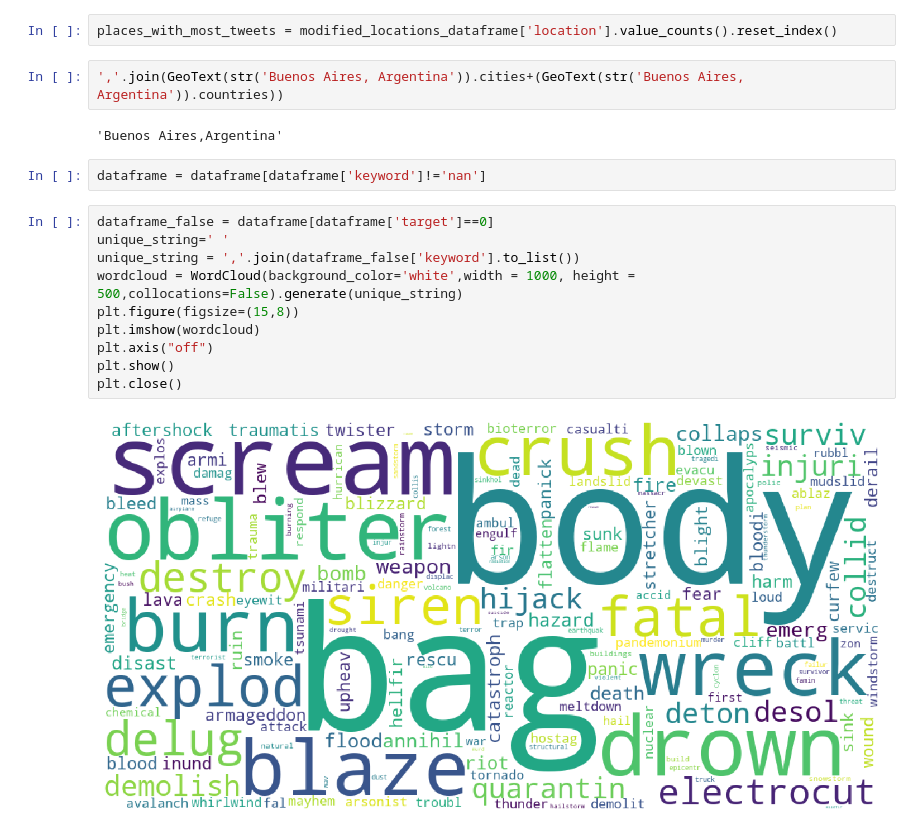
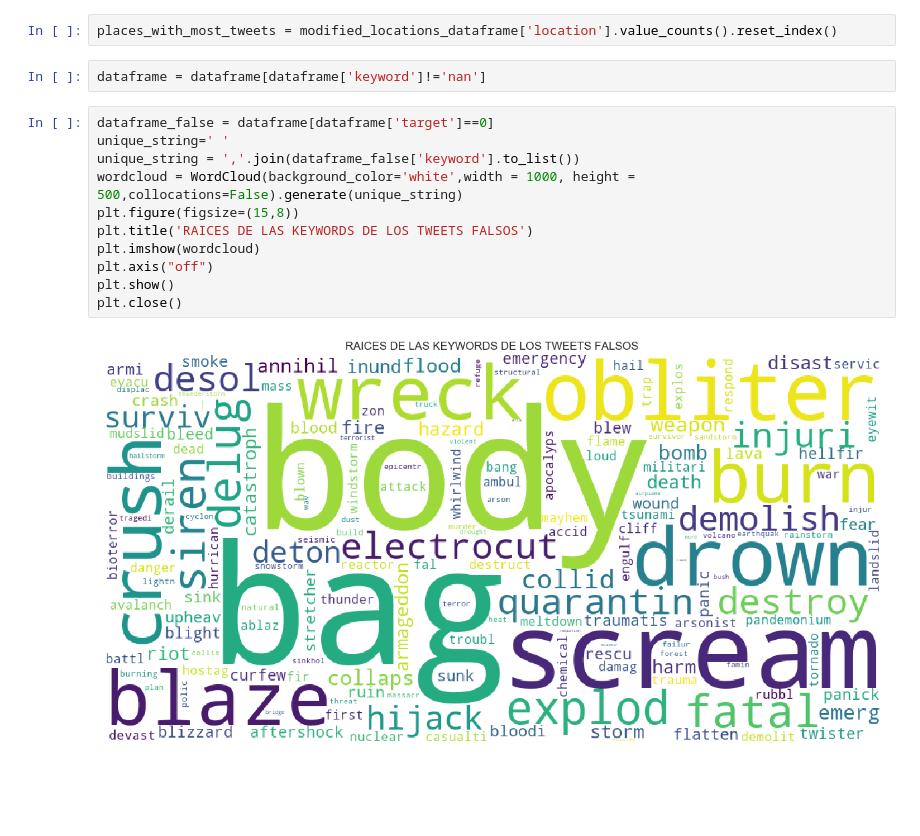
Before and after one commit to Filyank/Datavid-20, a Jupyter notebook: TP1-1c2020/TP1-fily.ipynb, the cells around one changed output. Cells and saved outputs as stored; diff of their text form; blank space fills up the shorter version.

```diff
--- a/TP1-1c2020/TP1-fily.ipynb
+++ b/TP1-1c2020/TP1-fily.ipynb
@@ -66,23 +77,20 @@ modified_locations_dataframe['location']=modified_locations_dataframe['location'
 # %%
 places_with_most_tweets = modified_locations_dataframe['location'].value_counts().reset_index()
-# %%
-','.join(GeoText(str('Buenos Aires, Argentina')).cities+(GeoText(str('Buenos Aires, Argentina')).countries))
-# %% [output]
-'Buenos Aires,Argentina'
 # %%
 dataframe = dataframe[dataframe['keyword']!='nan']
 # %%
 dataframe_false = dataframe[dataframe['target']==0]
 unique_string=' '
 unique_string = ','.join(dataframe_false['keyword'].to_list())
 wordcloud = WordCloud(background_color='white',width = 1000, height = 500,collocations=False).generate(unique_string)
 plt.figure(figsize=(15,8))
+plt.title('RAICES DE LAS KEYWORDS DE LOS TWEETS FALSOS')
 plt.imshow(wordcloud)
 plt.axis("off")
 plt.show()
 plt.close()
 # %% [output]
-[figure, old version]
+[figure, new version]
 # %%
 dataframe_true = dataframe[dataframe['target']==1]
 unique_string=' '
```
Also changed, not shown: parts of 3 cells of this notebook.
